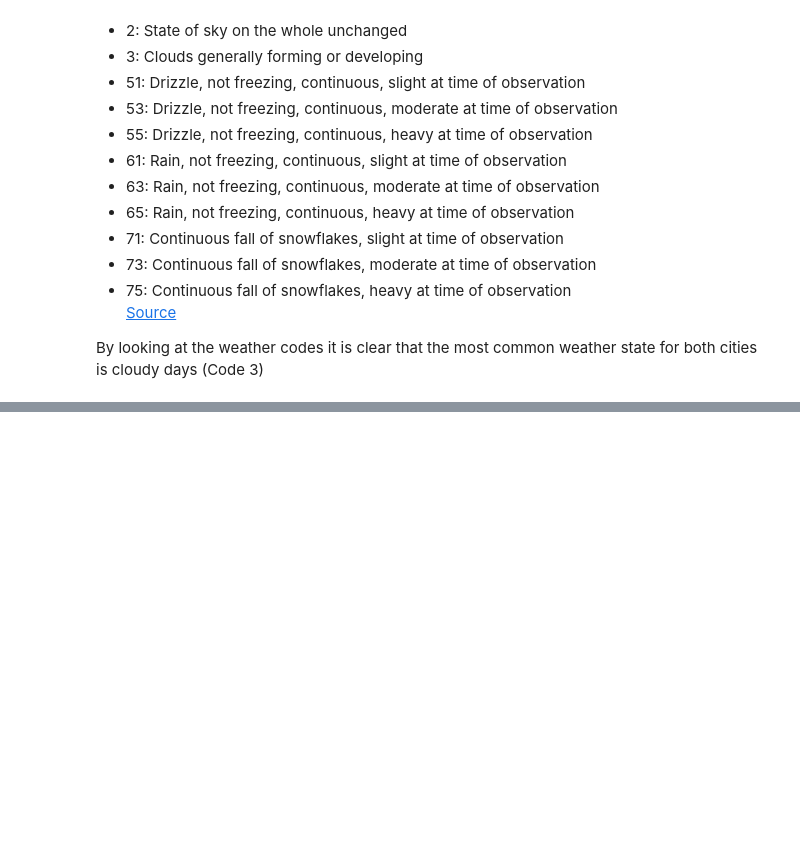
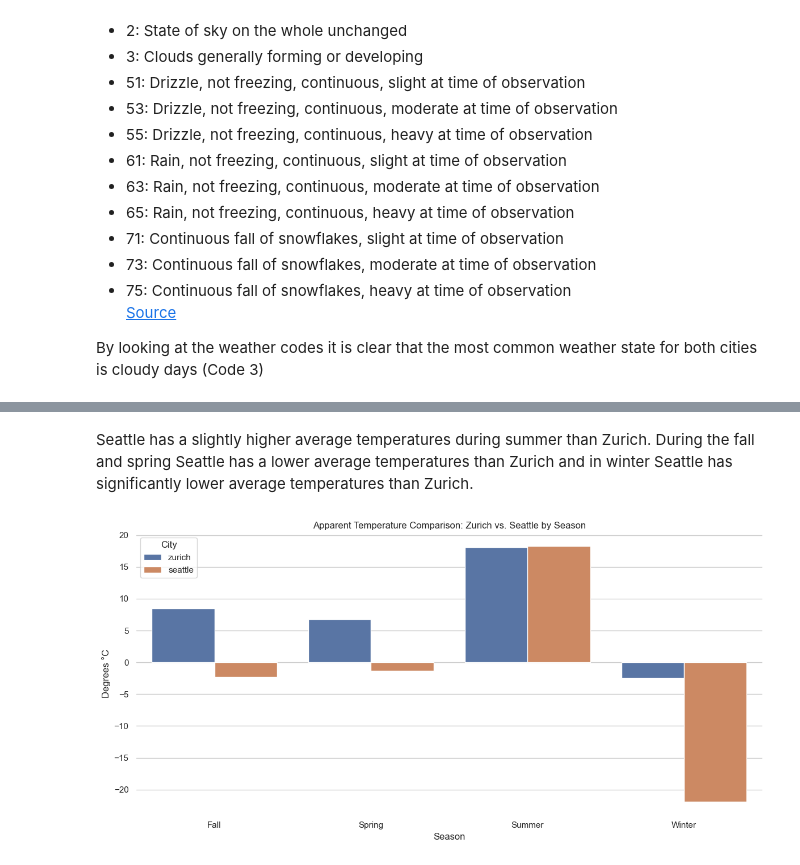
Before and after one commit to Jaffels/CIP_FS25_111, a Jupyter notebook: Johan.ipynb, the cells around one changed output, grey strips where cells are left out. Cells and saved outputs as stored; diff of their text form; code cells hidden in the pictures; blank space fills up the shorter version.

```diff
--- a/Johan.ipynb
+++ b/Johan.ipynb
@@ -476,0 +520,25 @@ len(seasons)
+# %% [markdown]
+Seattle has a slightly higher average temperatures during summer than Zurich. During the fall and spring Seattle has a lower average temperatures than Zurich and in winter Seattle has significantly lower average temperatures than Zurich.
+# %%
+# Restructure the DataFrame for better plotting
+seasons_reset = seasons.reset_index()
+seasons_tempA = pd.melt(seasons_reset, id_vars='season',
+                       value_vars=['apparent_temperature_mean_zurich', 'apparent_temperature_mean_seattle'],
+                       var_name='City', value_name='Mean Temperature')
+
+# Extract city names
+seasons_tempA['City'] = seasons_tempA['City'].str.replace('apparent_temperature_mean_', '', regex=False)
+
+#Improved plotting with better aesthetics
+plt.figure(figsize=(12, 6))
+sns.barplot(x='season', y='Mean Temperature', hue='City', data=seasons_tempA)
+plt.title('Apparent Temperature Comparison: Zurich vs. Seattle by Season')
+plt.xlabel('Season')
+plt.ylabel('Degrees °C')
+plt.xticks(rotation=0) #Keep x-axis labels horizontal
+plt.legend(title='City', loc='upper left') #Move legend
+sns.despine(left=True, bottom=True) #Remove top and right spines for cleaner look
+plt.tight_layout()
+plt.show()
+# %% [output]
+[figure, added]
```
Also changed, not shown: parts of 13 cells of this notebook, 1 other file.
